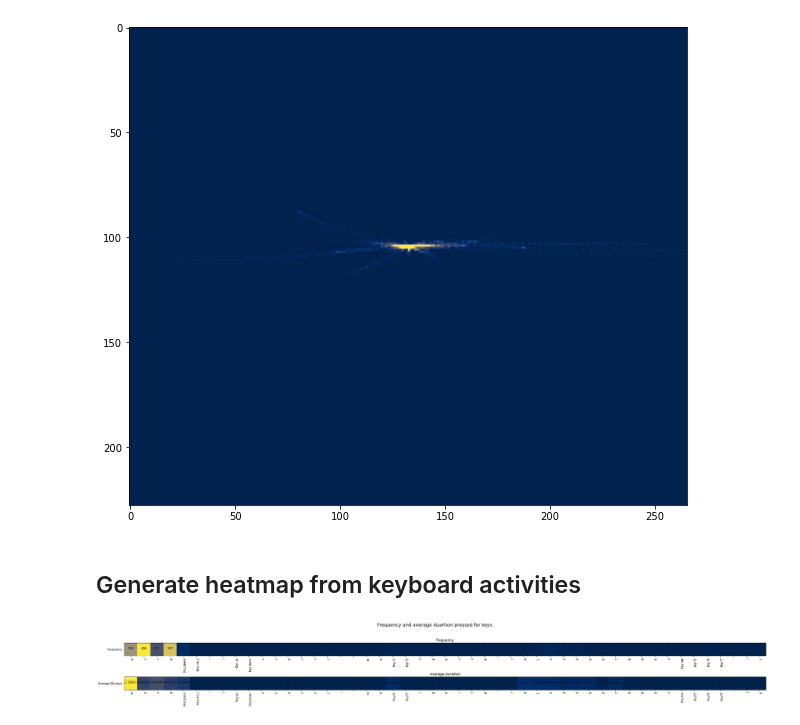
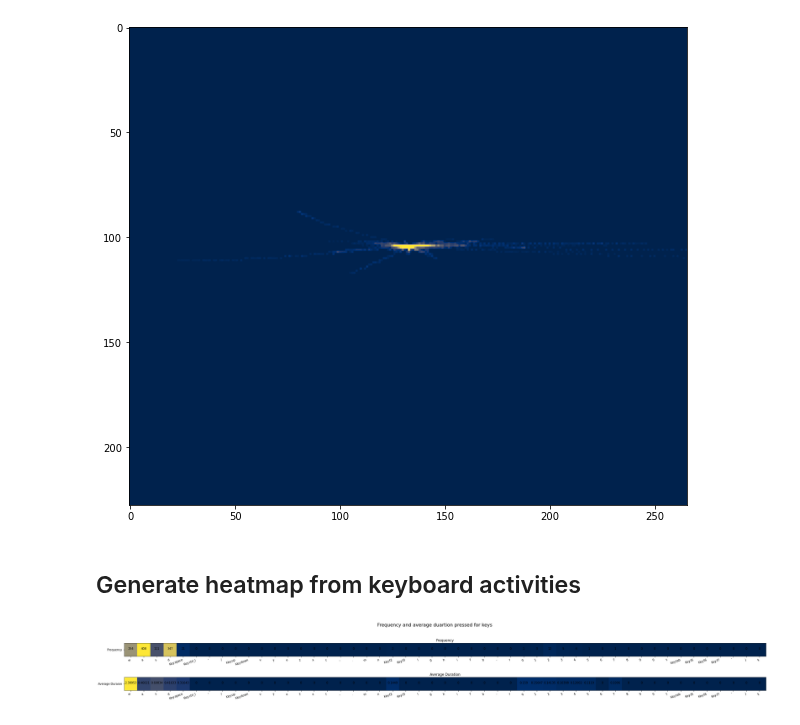
Before and after one commit to HengjunLuo/capstone-landis, a Jupyter notebook: log_parser.ipynb, the cells around one changed output. Cells and saved outputs as stored; diff of their text form; code cells hidden in the pictures.

Commit message:
Added keyboadr heatmap

```diff
--- a/log_parser.ipynb
+++ b/log_parser.ipynb
@@ -240,35 +240,33 @@ arrDura = np.array([keyDuraList])
 # Setting up the heatmap
 fig, axes = plt.subplots( nrows=2)
 ax1,ax2 = axes
 im1 = ax1.imshow(arrFreq, cmap='cividis')
 im2 = ax2.imshow(arrDura, cmap='cividis')
 plt.subplots_adjust(top=0.1, bottom=0)
 
 
 ax1.set_xticks(np.arange(len(keyBindings)))
 ax1.set_yticks(np.arange(len(['Frequency'])))
 ax2.set_xticks(np.arange(len(keyBindings)))
 ax2.set_yticks(np.arange(len(['Average Duraion'])))
 
 ax1.set_xticklabels(keyBindings)
 ax1.set_yticklabels(['Frequency'])
 ax2.set_xticklabels(keyBindings)
 ax2.set_yticklabels(['Average Duraion'])
 # Rotate the tick labels and set their alignment.
-plt.setp(ax1.get_xticklabels(), rotation=90, ha="right",
-         rotation_mode="anchor")
-plt.setp(ax2.get_xticklabels(), rotation=90, ha="right",
-         rotation_mode="anchor")
+plt.setp(ax1.get_xticklabels(), rotation=20, ha="right")
+plt.setp(ax2.get_xticklabels(), rotation=20, ha="right")
 for i in range(len(keyBindings)):
     text = ax1.text(i,0, keyFreqList[i], ha='center')
     text = ax2.text(i,0, keyDuraList[i], ha='center')
 ax1.set_title("Frequency")
 ax2.set_title("Average Duration")
 fig.set_size_inches(40,30)
 fig.suptitle("Frequency and average duartion pressed for keys", fontsize=16, ha='center', va='top', x=0.5, y= 0.12)
 fig.tight_layout
 
 # Show heatmaps for frequency and average duartion pressed for keys
 plt.show()
 # %% [output]
-[figure, old version]
+[figure, new version]
```
